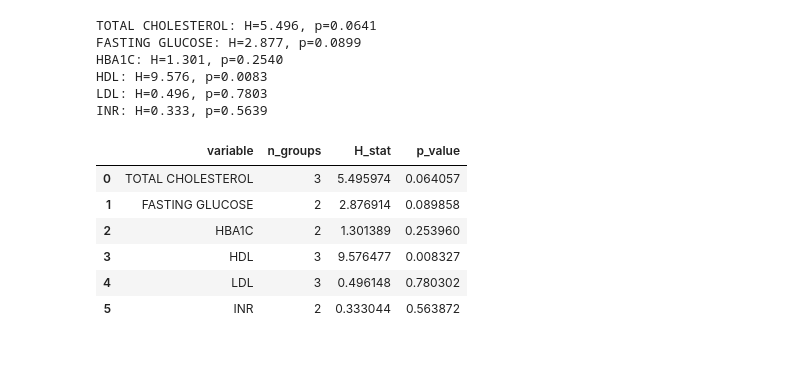
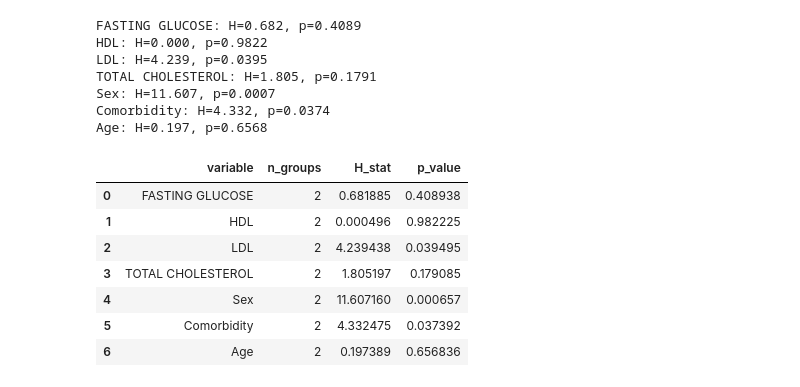
Before and after one commit to victoriaktruong/CPCSSN-Group-Project, a Jupyter notebook: notebooks/analysis.ipynb, the cells around one changed output. Saved outputs shown, nothing was run; the diff lists cells and outputs as text; code cells hidden in the pictures; blank space fills up the shorter version.

```diff
--- a/notebooks/analysis.ipynb
+++ b/notebooks/analysis.ipynb
@@ -29,8 +31,7 @@ import functions.eda_model as em
 
 warnings.filterwarnings("ignore")
 # %%
-df_all_vars = ml.load_data("bd_labs_after_cleaned_all.csv")
+df = imp.load_data("bd_labs_imputed_within_2yrs.csv")
 # Standardize the 'PerformedDate' by converting it to a 'VisitOrder' variable, grouping by patient and ordering their lab test records chronologically
-df_all_vars = df_all_vars.sort_values(['Patient_ID', 'PerformedDate'])
-df_all_vars['VisitOrder'] = df_all_vars.groupby('Patient_ID').cumcount() + 1
+df = df.sort_values(['Patient_ID', 'PerformedDate'])
 # %% [output]
@@ -38,3 +39,6 @@ Loaded dataset with shape: (1196, 11)
+# %%
+df['Sex'] = df['Sex'].astype('category')
+df['BD_Code'] = df['BD_Code'].astype('category')
 # %%
 # Map and encode subtypes of bipolar disorders
 bipolar_map = {
@@ -57,8 +61,8 @@ bipolar_order = [
     'Bipolar_Unspecified'
 ]
 
-df_all_vars = em.map_encode(
-    data=df_all_vars,
+df = em.map_encode(
+    data=df,
     code='BD_Code',
     mapping_dict=bipolar_map,
     ordered_levels=bipolar_order,
@@ -67,15 +71,5 @@ df_all_vars = em.map_encode(
     new_num='Bipolar Disorder Type Num'
 )
 
-# Visualize grouped trajctory of subtypes of bipolar disorders
-em.plot_grouped_trends(
-    data=df_all_vars,
-    variables=['TOTAL CHOLESTEROL', 'FASTING GLUCOSE', 'HBA1C',
-            'HDL', 'LDL', 'INR'],
-    group_x='VisitOrder',
-    group_hue='Bipolar Disorder Type',
-    xlabel='Visit Order',
-    ylabel='Mean Value',
-    title_prefix='',
-)
+em.plot_by_group(df, ['FASTING GLUCOSE', 'HDL', 'LDL','TOTAL CHOLESTEROL'], x='Bipolar Disorder Type',plot_type='box', hue="Sex")
 # %% [output]
@@ -102,8 +99,8 @@ state_map = {
 
 state_order = ['Manic', 'Depressed', 'Unspecified']
 
-df_all_vars = em.map_encode(
-    data=df_all_vars,
+df = em.map_encode(
+    data=df,
     code='BD_Code',
     mapping_dict=state_map,
     ordered_levels=state_order,
@@ -112,15 +109,5 @@ df_all_vars = em.map_encode(
     new_num='State Type Num'
 )
 
-# Visualize states of bipolar disorder
-em.plot_grouped_trends(
-    data=df_all_vars,
-    variables=['TOTAL CHOLESTEROL', 'FASTING GLUCOSE', 'HBA1C',
-            'HDL', 'LDL', 'INR'],
-    group_x='VisitOrder',
-    group_hue='State Type Factor',
-    xlabel='Visit Order',
-    ylabel='Mean Value',
-    title_prefix='',
-)
+em.plot_by_group(df, ['FASTING GLUCOSE', 'HDL', 'LDL','TOTAL CHOLESTEROL'], x='State Type',plot_type='box', hue="Sex")
 # %% [output]
@@ -155,19 +146,20 @@ INR: H=0.344, p=0.5573
 # %%
-em.kruskal_test(df_all_vars,
-             variables= ['TOTAL CHOLESTEROL', 'FASTING GLUCOSE', 'HBA1C',
-            'HDL', 'LDL', 'INR'],
+em.kruskal_test(df,
+             variables= ['FASTING GLUCOSE', 'HDL', 'LDL','TOTAL CHOLESTEROL','Sex','Comorbidity','Age'],
              group_col='State Type Factor')
 # %% [output]
-TOTAL CHOLESTEROL: H=5.496, p=0.0641
-FASTING GLUCOSE: H=2.877, p=0.0899
-HBA1C: H=1.301, p=0.2540
-HDL: H=9.576, p=0.0083
-LDL: H=0.496, p=0.7803
-INR: H=0.333, p=0.5639
+FASTING GLUCOSE: H=0.682, p=0.4089
+HDL: H=0.000, p=0.9822
+LDL: H=4.239, p=0.0395
+TOTAL CHOLESTEROL: H=1.805, p=0.1791
+Sex: H=11.607, p=0.0007
+Comorbidity: H=4.332, p=0.0374
+Age: H=0.197, p=0.6568
 |  | variable | n_groups | H_stat | p_value |
-| 0 | TOTAL CHOLESTEROL | 3 | 5.495974 | 0.064057 |
-| 1 | FASTING GLUCOSE | 2 | 2.876914 | 0.089858 |
-| 2 | HBA1C | 2 | 1.301389 | 0.253960 |
-| 3 | HDL | 3 | 9.576477 | 0.008327 |
-| 4 | LDL | 3 | 0.496148 | 0.780302 |
-| 5 | INR | 2 | 0.333044 | 0.563872 |
+| 0 | FASTING GLUCOSE | 2 | 0.681885 | 0.408938 |
+| 1 | HDL | 2 | 0.000496 | 0.982225 |
+| 2 | LDL | 2 | 4.239438 | 0.039495 |
+| 3 | TOTAL CHOLESTEROL | 2 | 1.805197 | 0.179085 |
+| 4 | Sex | 2 | 11.607160 | 0.000657 |
+| 5 | Comorbidity | 2 | 4.332475 | 0.037392 |
+| 6 | Age | 2 | 0.197389 | 0.656836 |
```
Also changed, not shown: parts of 16 cells of this notebook.
